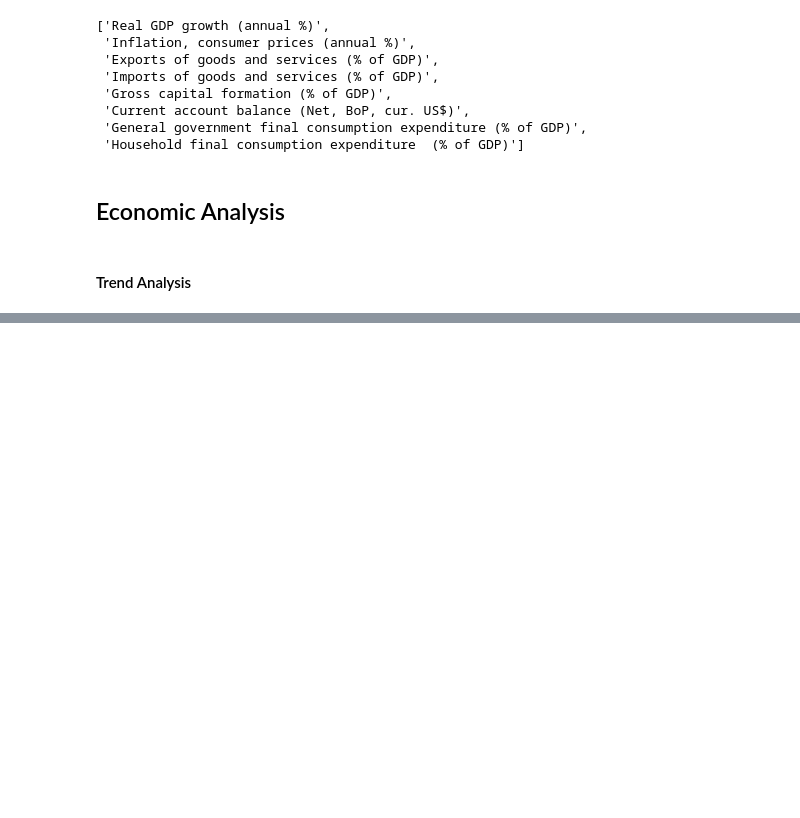
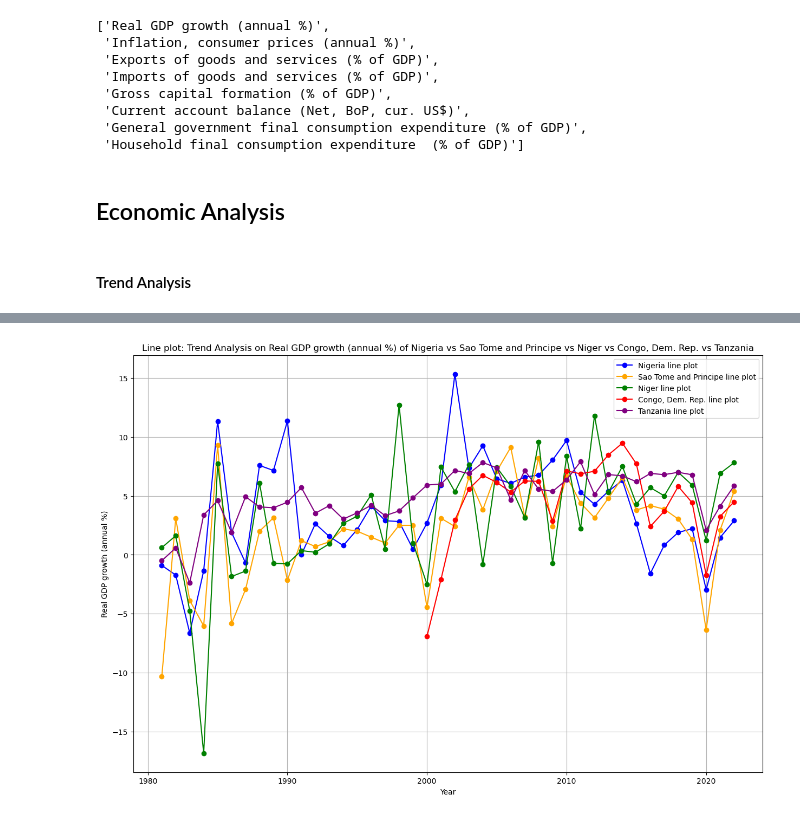
Before and after one commit to andazi/EDA-African-Economic-Performance, a Jupyter notebook: AFRICAN ECONOMY EDA.ipynb, the cells around one changed output, grey strips where cells are left out. Cells and saved outputs as stored; diff of their text form; code cells hidden in the pictures; blank space fills up the shorter version.

```diff
--- a/AFRICAN ECONOMY EDA.ipynb
+++ b/AFRICAN ECONOMY EDA.ipynb
@@ -423,0 +423,4 @@ trend_analysis(inflation, 'NGA', 'STP', 'Ner')
+# %%
+trend_analysis(gdp_growth, 'NGA', 'STP', 'Ner', 'cod', 'tza')
+# %% [output]
+[figure, added]
```
Also changed, not shown: parts of 24 cells of this notebook, 9 other files.
